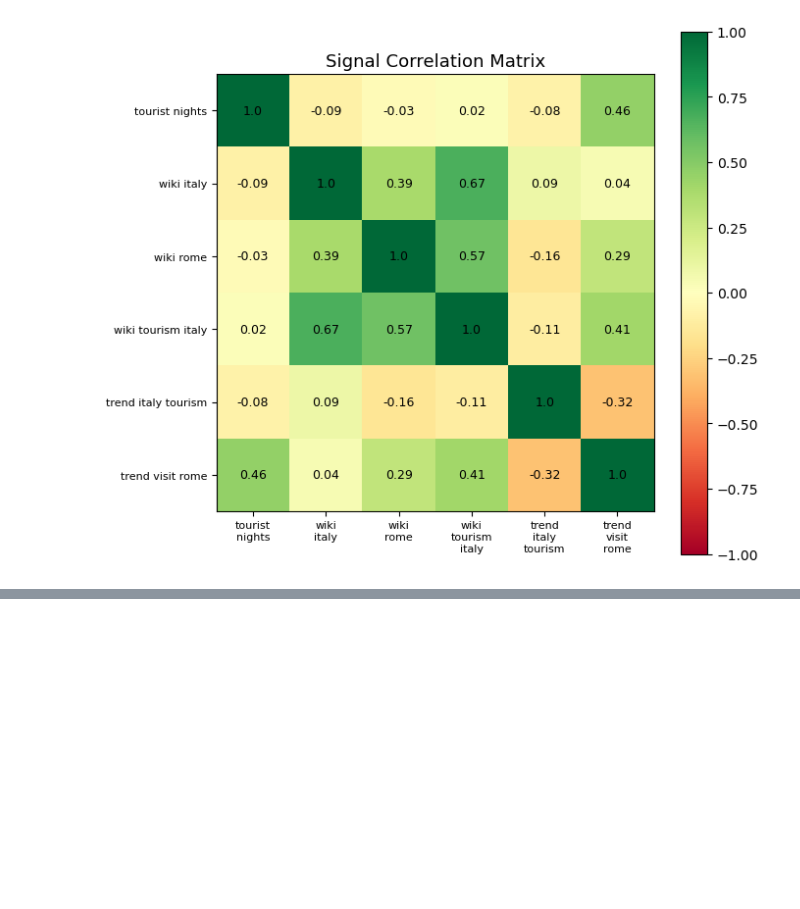
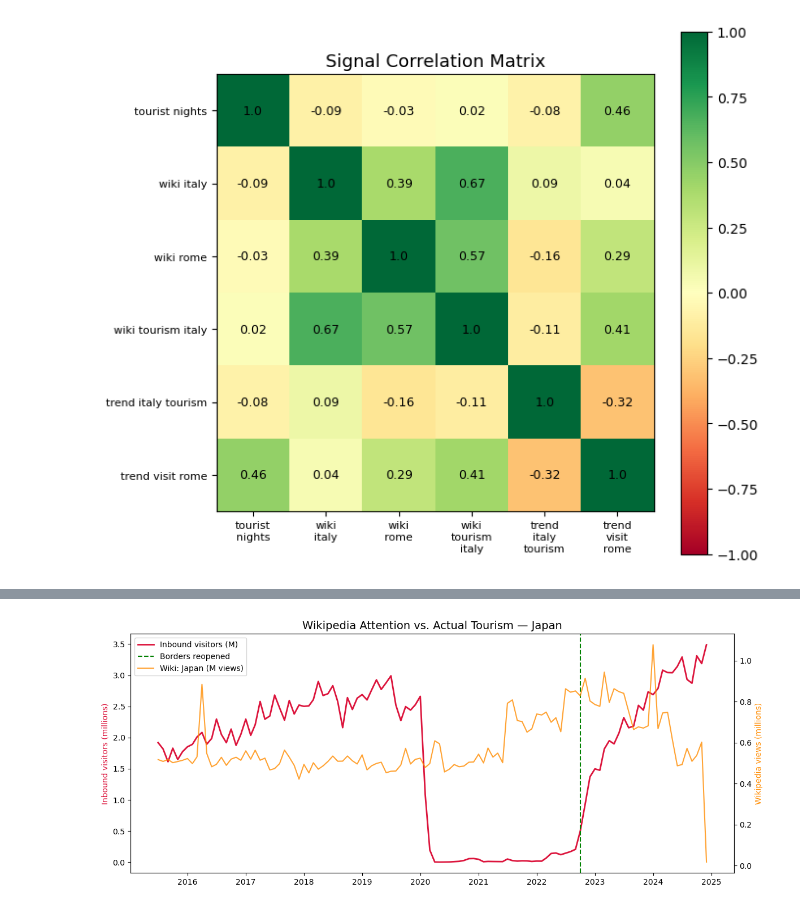
Before and after one commit to cniq182/viral-tourism-resilience, a Jupyter notebook: explore_panel.ipynb, the cells around one changed output, grey strips where cells are left out. Cells and saved outputs as stored; diff of their text form; code cells hidden in the pictures; blank space fills up the shorter version.

```diff
--- a/explore_panel.ipynb
+++ b/explore_panel.ipynb
@@ -102,0 +136,18 @@ trend_visit_rome                   0.41                -0.32              1.00
+# %%
+# Dual-axis: Wikipedia attention vs actual visitors
+df = jp.dropna(subset=["wiki_japan", "inbound_visitors"])
+fig, ax1 = plt.subplots(figsize=(12, 5))
+ax2 = ax1.twinx()
+ax1.plot(df["date"], df["inbound_visitors"] / 1e6, color="crimson", linewidth=2, label="Inbound visitors (M)")
+ax2.plot(df["date"], df["wiki_japan"] / 1e6, color="darkorange", linewidth=1.5, alpha=0.8, label="Wiki: Japan (M views)")
+ax1.axvline(pd.Timestamp("2022-10"), color="green", linestyle="--", linewidth=1.5, label="Borders reopened")
+ax1.set_ylabel("Inbound visitors (millions)", color="crimson")
+ax2.set_ylabel("Wikipedia views (millions)", color="darkorange")
+ax1.set_title("Wikipedia Attention vs. Actual Tourism — Japan", fontsize=14)
+lines1, labels1 = ax1.get_legend_handles_labels()
+lines2, labels2 = ax2.get_legend_handles_labels()
+ax1.legend(lines1 + lines2, labels1 + labels2, loc="upper left")
+ax1.xaxis.set_major_formatter(mdates.DateFormatter("%Y"))
+plt.tight_layout(); plt.show()
+# %% [output]
+[figure, added]
```
Also changed, not shown: parts of 4 cells of this notebook, 9 other files.
